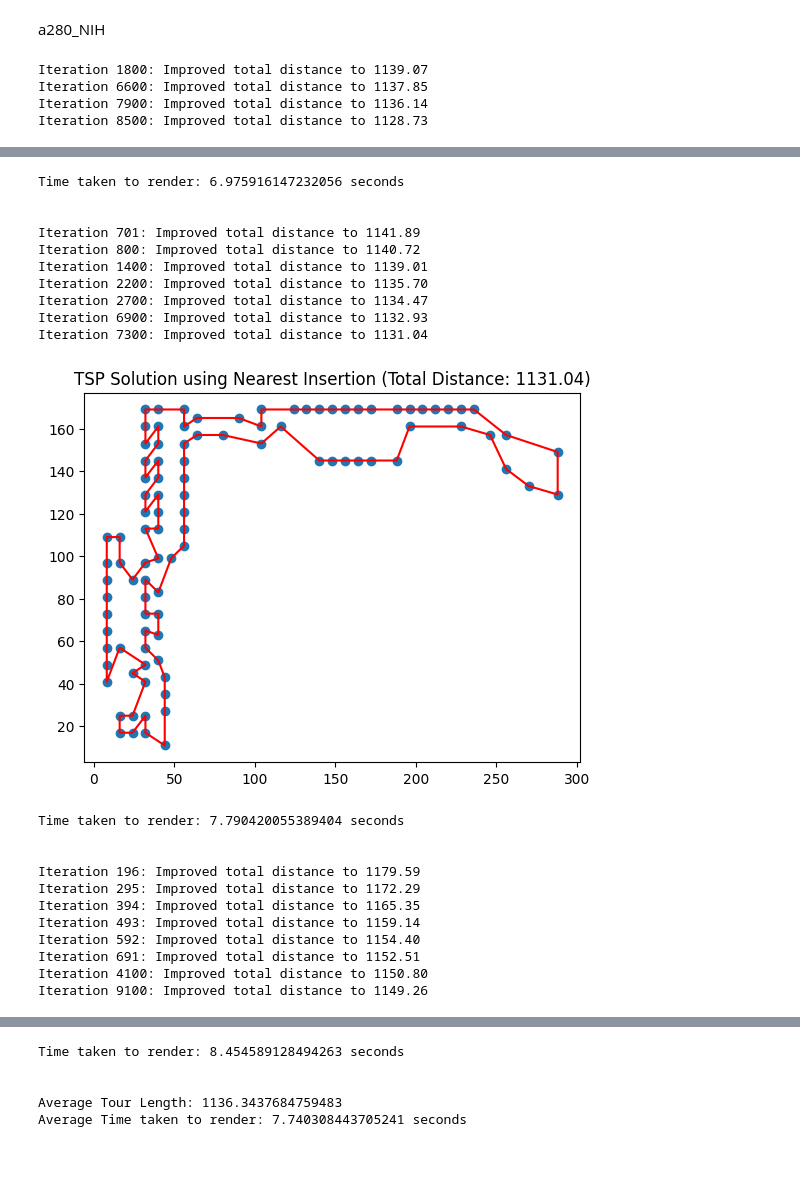
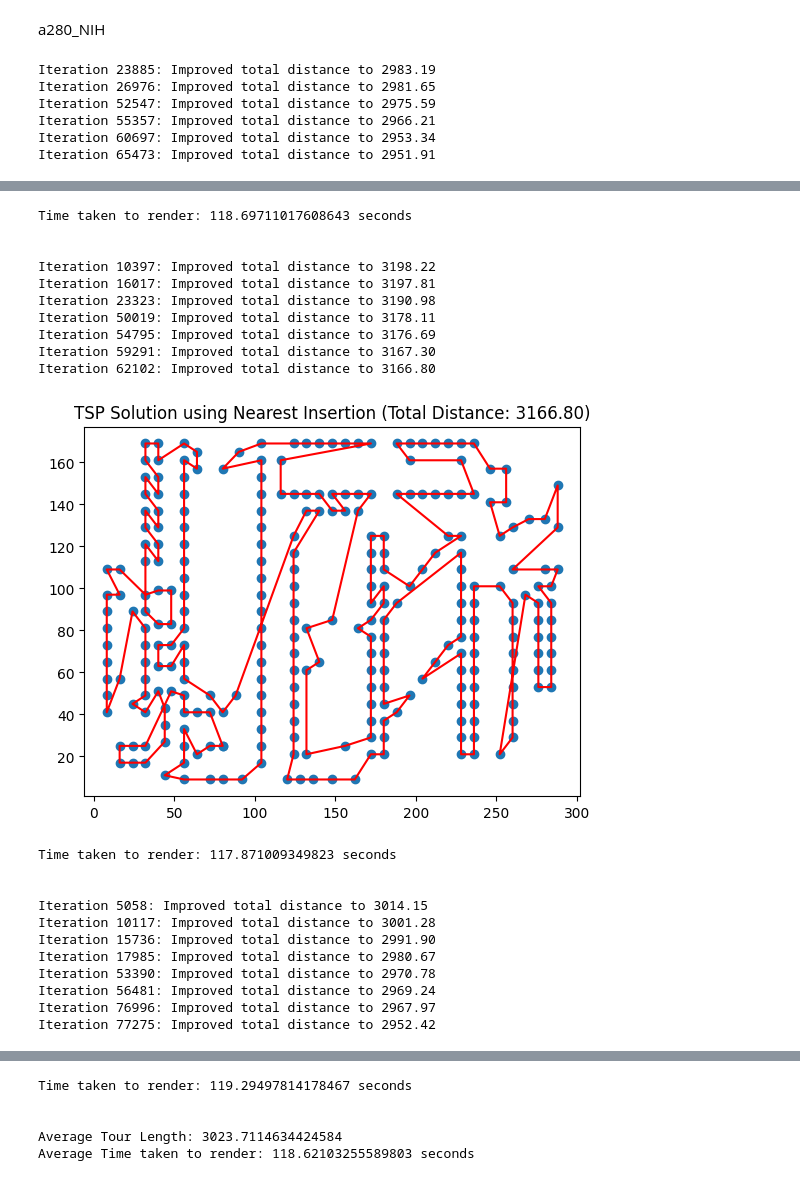
Before and after one commit to Amboyandrey/TSPLIB, a Jupyter notebook: EUC_2D/a280_others.ipynb, the cells around one changed output, grey strips where cells are left out. Cells and saved outputs as stored; diff of their text form; code cells hidden in the pictures.

```diff
--- a/EUC_2D/a280_others.ipynb
+++ b/EUC_2D/a280_others.ipynb
@@ -198,7 +188,7 @@ class TSPSolver:
 # Parse the TSP dataset and extract coordinates
 def parse_tsp_dataset(data):
     coordinates = []
-    pattern = re.compile(r'\s+(\d+)\s+(\d+)\s+(\d+)')
+    pattern = re.compile(r'\d+\s+(\d+)\s+(\d+)')
 
     in_node_coord_section = False
     for line in data.split('\n'):
@@ -208,9 +198,9 @@ def parse_tsp_dataset(data):
         if line.startswith("EOF"):
             break
         if in_node_coord_section:
-            match = pattern.match(line)
+            match = pattern.search(line)
             if match:
-                coordinates.append((float(match.group(2)), float(match.group(3))))
+                coordinates.append((int(match.group(1)), int(match.group(2))))
 
     return coordinates
 
@@ -329,7 +319,7 @@ class TSPSolver:
 # Parse the TSP dataset and extract coordinates
 def parse_tsp_dataset(data):
     coordinates = []
-    pattern = re.compile(r'\s+(\d+)\s+(\d+)\s+(\d+)')
+    pattern = re.compile(r'\d+\s+(\d+)\s+(\d+)')
 
     in_node_coord_section = False
     for line in data.split('\n'):
@@ -339,9 +329,9 @@ def parse_tsp_dataset(data):
         if line.startswith("EOF"):
             break
         if in_node_coord_section:
-            match = pattern.match(line)
+            match = pattern.search(line)
             if match:
-                coordinates.append((float(match.group(2)), float(match.group(3))))
+                coordinates.append((int(match.group(1)), int(match.group(2))))
 
     return coordinates
 
@@ -389,7 +379,9 @@ average_render_time = np.mean(render_times)
 print("Average Tour Length:", average_tour_length)
 print("Average Time taken to render:", average_render_time, "seconds")
 # %% [output]
-Iteration 1800: Improved total distance to 1139.07
-Iteration 6600: Improved total distance to 1137.85
-Iteration 7900: Improved total distance to 1136.14
-Iteration 8500: Improved total distance to 1128.73
+Iteration 23885: Improved total distance to 2983.19
+Iteration 26976: Improved total distance to 2981.65
+Iteration 52547: Improved total distance to 2975.59
+Iteration 55357: Improved total distance to 2966.21
+Iteration 60697: Improved total distance to 2953.34
+Iteration 65473: Improved total distance to 2951.91
@@ -397,22 +389,22 @@ Iteration 8500: Improved total distance to 1128.73
-Time taken to render: 6.975916147232056 seconds
+Time taken to render: 118.69711017608643 seconds
 
 
-Iteration 701: Improved total distance to 1141.89
-Iteration 800: Improved total distance to 1140.72
-Iteration 1400: Improved total distance to 1139.01
-Iteration 2200: Improved total distance to 1135.70
-Iteration 2700: Improved total distance to 1134.47
-Iteration 6900: Improved total distance to 1132.93
-Iteration 7300: Improved total distance to 1131.04
+Iteration 10397: Improved total distance to 3198.22
+Iteration 16017: Improved total distance to 3197.81
+Iteration 23323: Improved total distance to 3190.98
+Iteration 50019: Improved total distance to 3178.11
+Iteration 54795: Improved total distance to 3176.69
+Iteration 59291: Improved total distance to 3167.30
+Iteration 62102: Improved total distance to 3166.80
-[figure, old version]
+[figure, new version]
-Time taken to render: 7.790420055389404 seconds
+Time taken to render: 117.871009349823 seconds
 
 
-Iteration 196: Improved total distance to 1179.59
-Iteration 295: Improved total distance to 1172.29
-Iteration 394: Improved total distance to 1165.35
-Iteration 493: Improved total distance to 1159.14
-Iteration 592: Improved total distance to 1154.40
-Iteration 691: Improved total distance to 1152.51
-Iteration 4100: Improved total distance to 1150.80
-Iteration 9100: Improved total distance to 1149.26
+Iteration 5058: Improved total distance to 3014.15
+Iteration 10117: Improved total distance to 3001.28
+Iteration 15736: Improved total distance to 2991.90
+Iteration 17985: Improved total distance to 2980.67
+Iteration 53390: Improved total distance to 2970.78
+Iteration 56481: Improved total distance to 2969.24
+Iteration 76996: Improved total distance to 2967.97
+Iteration 77275: Improved total distance to 2952.42
@@ -420,5 +412,5 @@ Iteration 9100: Improved total distance to 1149.26
-Time taken to render: 8.454589128494263 seconds
+Time taken to render: 119.29497814178467 seconds
 
 
-Average Tour Length: 1136.3437684759483
-Average Time taken to render: 7.740308443705241 seconds
+Average Tour Length: 3023.7114634424584
+Average Time taken to render: 118.62103255589803 seconds
```
Also changed, not shown: parts of 3 cells of this notebook, 8 other files.
